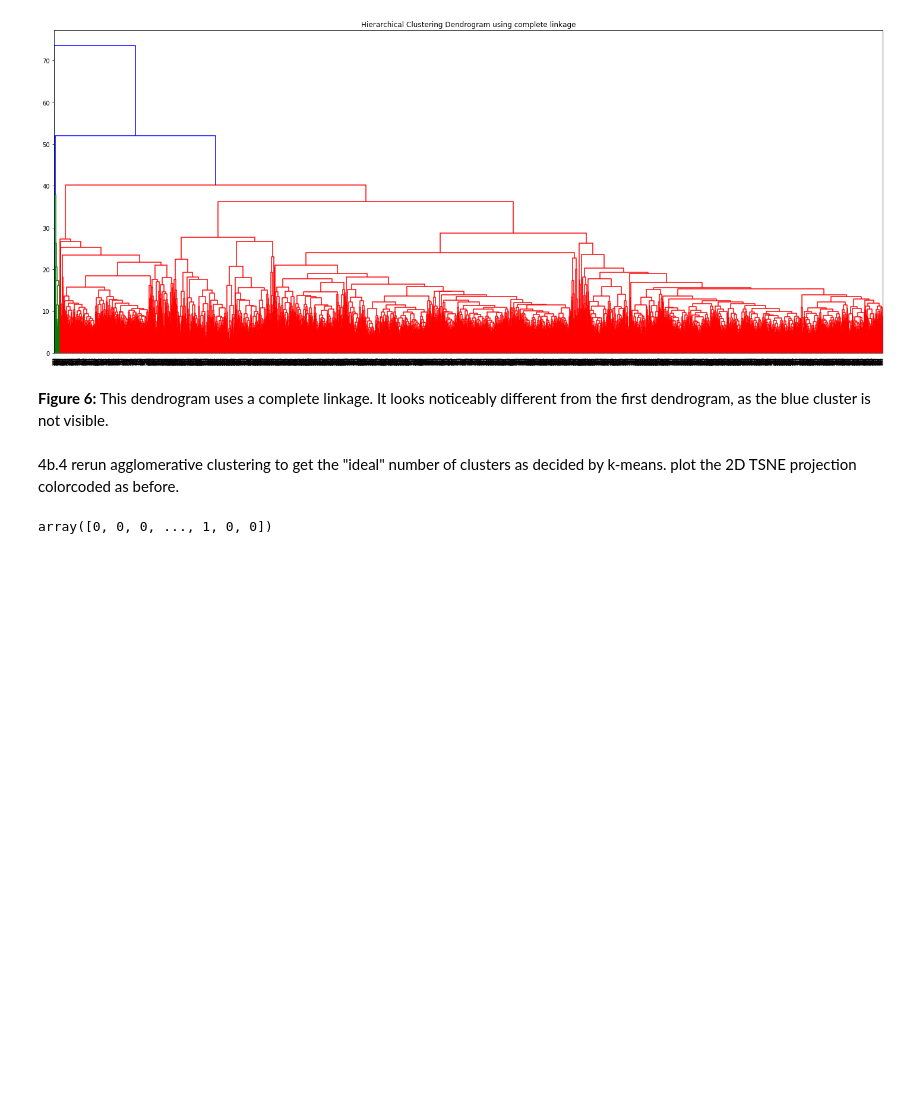
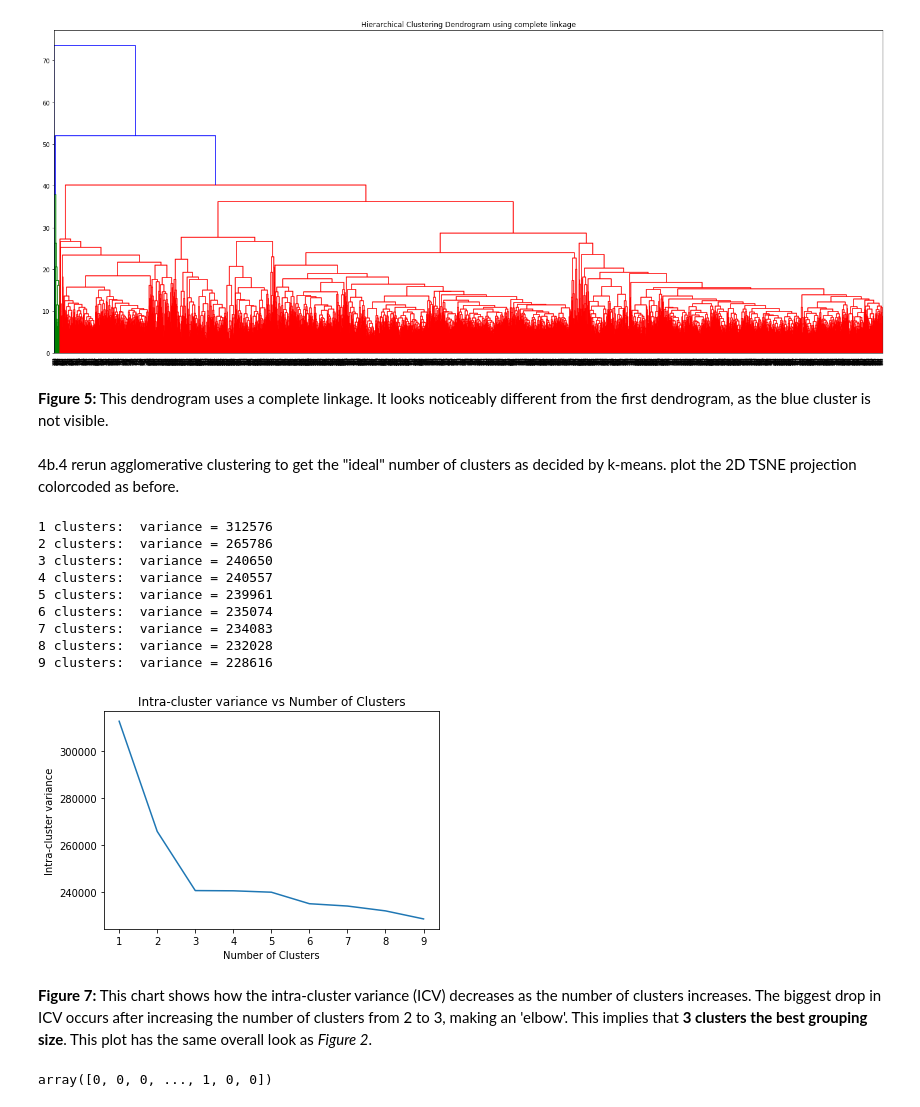
Before and after one commit to DesiPilla/DSPS_dPilla, a Jupyter notebook: HW10/clusteringGenes.ipynb, the cells around one changed output. Saved outputs shown, nothing was run; the diff lists cells and outputs as text; code cells hidden in the pictures; blank space fills up the shorter version.

```diff
--- a/HW10/clusteringGenes.ipynb
+++ b/HW10/clusteringGenes.ipynb
@@ -175,9 +175,38 @@ plt.show()
 # %% [output]
 [figure]
 # %% [markdown]
-**Figure 6:** This dendrogram uses a complete linkage. It looks noticeably different from the first dendrogram, as the blue cluster is not visible.
+**Figure 5:** This dendrogram uses a complete linkage. It looks noticeably different from the first dendrogram, as the blue cluster is not visible.
 # %% [markdown]
 4b.4 rerun agglomerative clustering to get the "ideal" number of clusters as decided by k-means. plot the 2D TSNE projection colorcoded as before.
+# %%
+variances = []
+for i in range(1,10):
+  # Now using Agglomerative clustering to fit the data
+  results = AgglomerativeClustering(n_clusters = i, linkage = 'ward').fit(scaledGenes)
+
+  # K-means
+  variances.append([i, calICVar(scaledGenes, results.labels_)])
+  print('%d clusters:  variance = %.f' % (variances[i - 1][0], variances[i - 1][1]))
+
+variances = np.array(variances)
+
+plt.plot(variances[:,0], variances[:,1])
+plt.title('Intra-cluster variance vs Number of Clusters')
+plt.xlabel('Number of Clusters')
+plt.ylabel('Intra-cluster variance');
+# %% [output]
+1 clusters:  variance = 312576
+2 clusters:  variance = 265786
+3 clusters:  variance = 240650
+4 clusters:  variance = 240557
+5 clusters:  variance = 239961
+6 clusters:  variance = 235074
+7 clusters:  variance = 234083
+8 clusters:  variance = 232028
+9 clusters:  variance = 228616
+[figure, added]
+# %% [markdown]
+**Figure 7:** This chart shows how the intra-cluster variance (ICV) decreases as the number of clusters increases. The biggest drop in ICV occurs after increasing the number of clusters from 2 to 3, making an 'elbow'. This implies that **3 clusters the best grouping size**. This plot has the same overall look as *Figure 2*.
 # %%
 geneclustersAg = AgglomerativeClustering(n_clusters = 3, linkage = 'ward').fit(scaledGenes)
 geneclustersAg.labels_
```
Also changed, not shown: parts of 6 cells of this notebook.
